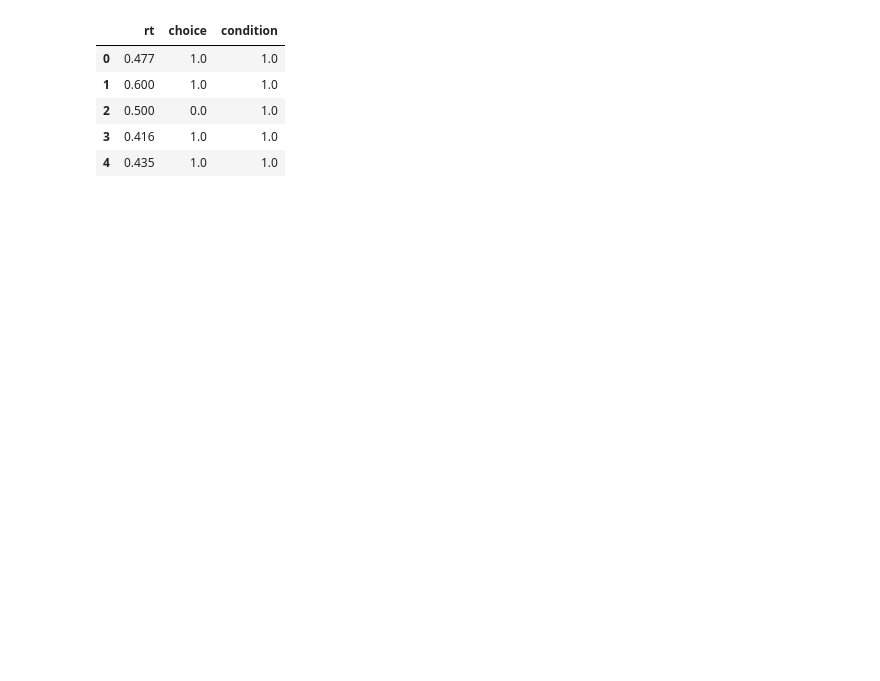
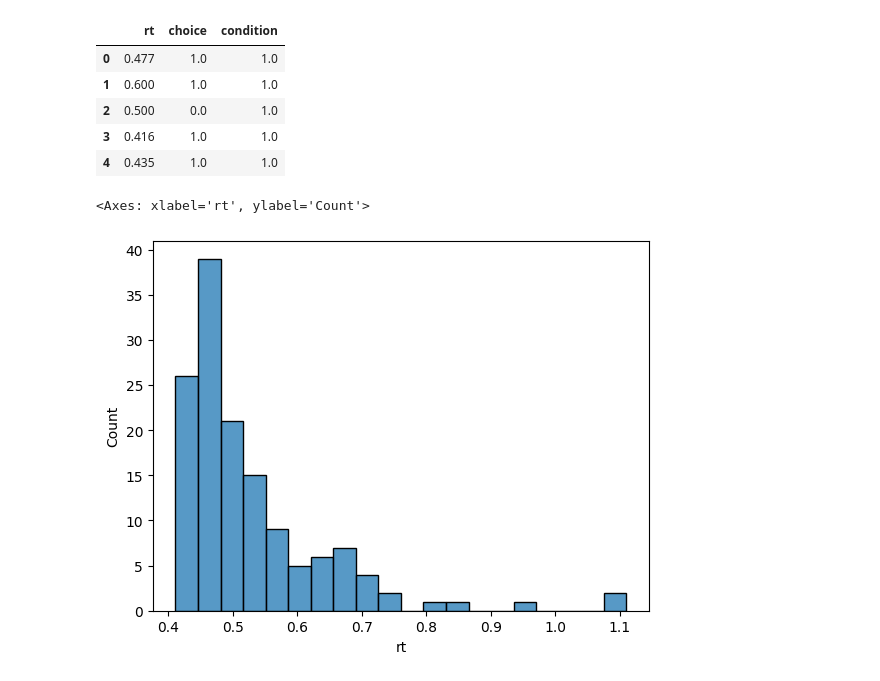
Before and after one commit to jerrymhuang/DreamDrone, a Jupyter notebook: CM02/DDM_Estimation.ipynb, the cells around one changed output. Saved outputs shown, nothing was run; the diff lists cells and outputs as text; code cells hidden in the pictures; blank space fills up the shorter version.

```diff
--- a/CM02/DDM_Estimation.ipynb
+++ b/CM02/DDM_Estimation.ipynb
@@ -27,6 +26,16 @@ data.head(5)
 | 2 | 0.500 | 0.0 | 1.0 |
 | 3 | 0.416 | 1.0 | 1.0 |
 | 4 | 0.435 | 1.0 | 1.0 |
+# %%
+# Inspecting the rt data by condition
+rts = data[data['choice'] == 1.0]
+rt1 = rts[data['condition'] == 1.0]
+rt2 = rts[data['condition'] == 2.0]
+
+sns.histplot(rt1['rt'], bins=20)
+# %% [output]
+<Axes: xlabel='rt', ylabel='Count'>
+[figure, added]
 # %%
 # Load the model
 ddm = open("./models/diffusion_model.stan", "r").read()
```
Also changed, not shown: parts of 11 cells of this notebook, 3 other files.
